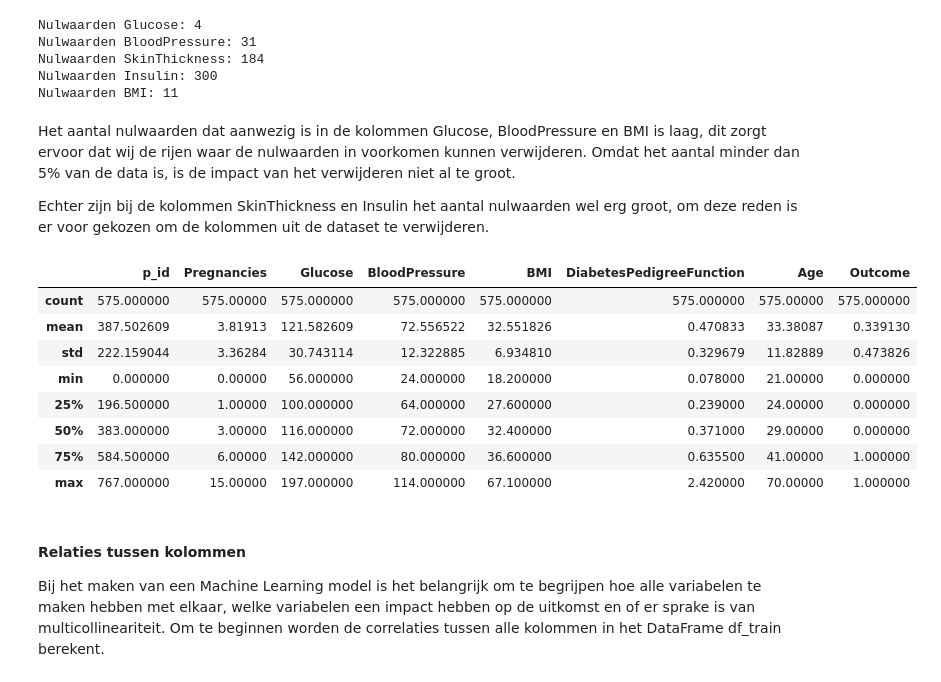
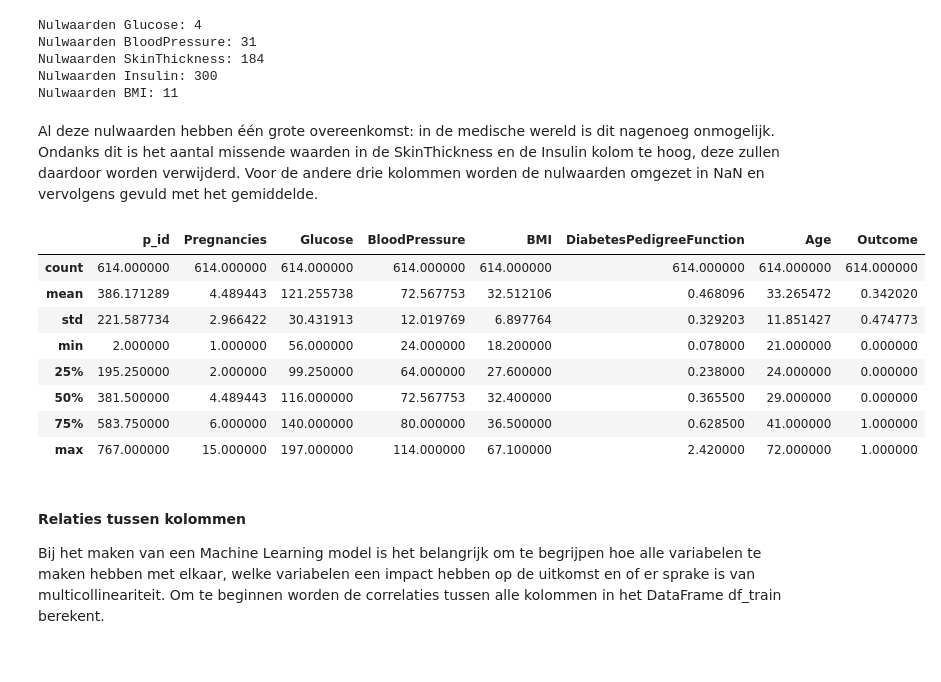
Before and after one commit to BJHeemskerk/MachineLearning, a Jupyter notebook: Opdracht_1.ipynb, the cells around one changed output. Drawn from its saved outputs; the diff is of its cells as text; code cells hidden in the pictures.

```diff
--- a/Opdracht_1.ipynb
+++ b/Opdracht_1.ipynb
@@ -87,31 +87,35 @@ Nulwaarden BloodPressure: 31
 Nulwaarden SkinThickness: 184
 Nulwaarden Insulin: 300
 Nulwaarden BMI: 11
-# %% [markdown]
-Het aantal nulwaarden dat aanwezig is in de kolommen Glucose, BloodPressure en BMI is laag, dit zorgt ervoor dat wij de rijen waar de nulwaarden in voorkomen kunnen verwijderen. Omdat het aantal minder dan 5% van de data is, is de impact van het verwijderen niet al te groot.
-
-Echter zijn bij de kolommen SkinThickness en Insulin het aantal nulwaarden wel erg groot, om deze reden is er voor gekozen om de kolommen uit de dataset te verwijderen.
+# %% [markdown]
+Al deze nulwaarden hebben één grote overeenkomst: in de medische wereld is dit nagenoeg onmogelijk. Ondanks dit is het aantal missende waarden in de SkinThickness en de Insulin kolom te hoog, deze zullen daardoor worden verwijderd. Voor de andere drie kolommen worden de nulwaarden omgezet in NaN en vervolgens gevuld met het gemiddelde.
 # %%
-# Weghalen rijen met nulwaarden
+# Copy maken van dataset
 df_train = data_train.copy()
-df_train.drop(df_train[df_train['BMI'] == 0].index, inplace=True)
-df_train.drop(df_train[df_train['Glucose'] == 0].index, inplace=True)
-df_train.drop(df_train[df_train['BloodPressure'] == 0].index, inplace=True)
 
-# Weghalen van kolommen wegens te hoog aantal nulwaarden
+# Het vervangen van missende waarden
+X_kolommen = data_train.columns[:-1]
+df_train[X_kolommen] = df_train[X_kolommen].replace(0, np.nan)
+
+# NaN-waarden invullen met gemiddelde
+gem = df_train.mean()
+df_train.fillna(gem, inplace=True)
+
+# Weghalen van kolommen wegens te hoog aantal NaN-waarden
 df_train.drop('Insulin', axis=1, inplace=True)
 df_train.drop('SkinThickness', axis=1, inplace=True)
+
 df_train.describe()
 # %% [output]
 |  | p_id | Pregnancies | Glucose | BloodPressure | BMI | DiabetesPedigreeFunction | Age | Outcome |
-| count | 575.000000 | 575.00000 | 575.000000 | 575.000000 | 575.000000 | 575.000000 | 575.00000 | 575.000000 |
-| mean | 387.502609 | 3.81913 | 121.582609 | 72.556522 | 32.551826 | 0.470833 | 33.38087 | 0.339130 |
-| std | 222.159044 | 3.36284 | 30.743114 | 12.322885 | 6.934810 | 0.329679 | 11.82889 | 0.473826 |
-| min | 0.000000 | 0.00000 | 56.000000 | 24.000000 | 18.200000 | 0.078000 | 21.00000 | 0.000000 |
-| 25% | 196.500000 | 1.00000 | 100.000000 | 64.000000 | 27.600000 | 0.239000 | 24.00000 | 0.000000 |
-| 50% | 383.000000 | 3.00000 | 116.000000 | 72.000000 | 32.400000 | 0.371000 | 29.00000 | 0.000000 |
-| 75% | 584.500000 | 6.00000 | 142.000000 | 80.000000 | 36.600000 | 0.635500 | 41.00000 | 1.000000 |
-| max | 767.000000 | 15.00000 | 197.000000 | 114.000000 | 67.100000 | 2.420000 | 70.00000 | 1.000000 |
+| count | 614.000000 | 614.000000 | 614.000000 | 614.000000 | 614.000000 | 614.000000 | 614.000000 | 614.000000 |
+| mean | 386.171289 | 4.489443 | 121.255738 | 72.567753 | 32.512106 | 0.468096 | 33.265472 | 0.342020 |
+| std | 221.587734 | 2.966422 | 30.431913 | 12.019769 | 6.897764 | 0.329203 | 11.851427 | 0.474773 |
+| min | 2.000000 | 1.000000 | 56.000000 | 24.000000 | 18.200000 | 0.078000 | 21.000000 | 0.000000 |
+| 25% | 195.250000 | 2.000000 | 99.250000 | 64.000000 | 27.600000 | 0.238000 | 24.000000 | 0.000000 |
+| 50% | 381.500000 | 4.489443 | 116.000000 | 72.567753 | 32.400000 | 0.365500 | 29.000000 | 0.000000 |
+| 75% | 583.750000 | 6.000000 | 140.000000 | 80.000000 | 36.500000 | 0.628500 | 41.000000 | 1.000000 |
+| max | 767.000000 | 15.000000 | 197.000000 | 114.000000 | 67.100000 | 2.420000 | 72.000000 | 1.000000 |
 # %% [markdown]
 #### **Relaties tussen kolommen**
 
```
Also changed, not shown: parts of 10 cells of this notebook, 1 other file.
